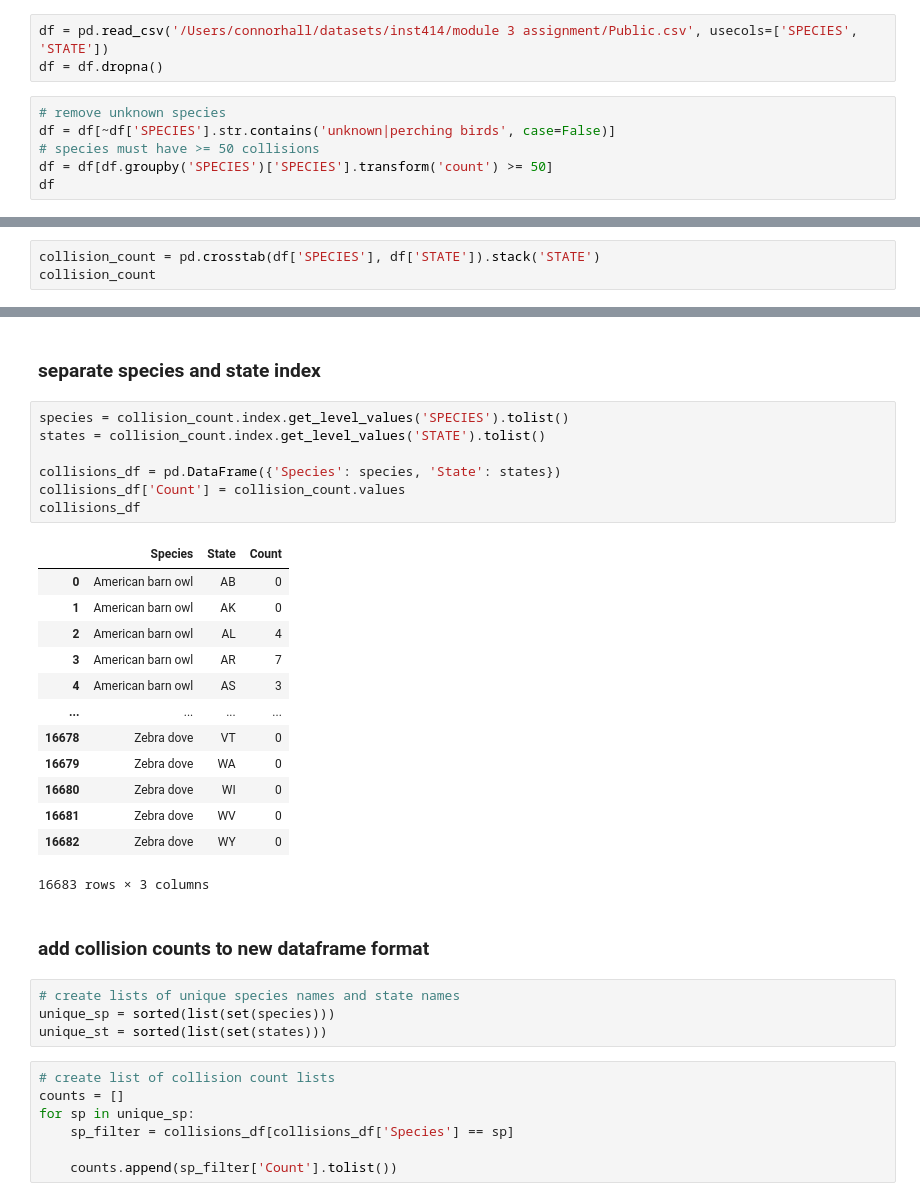
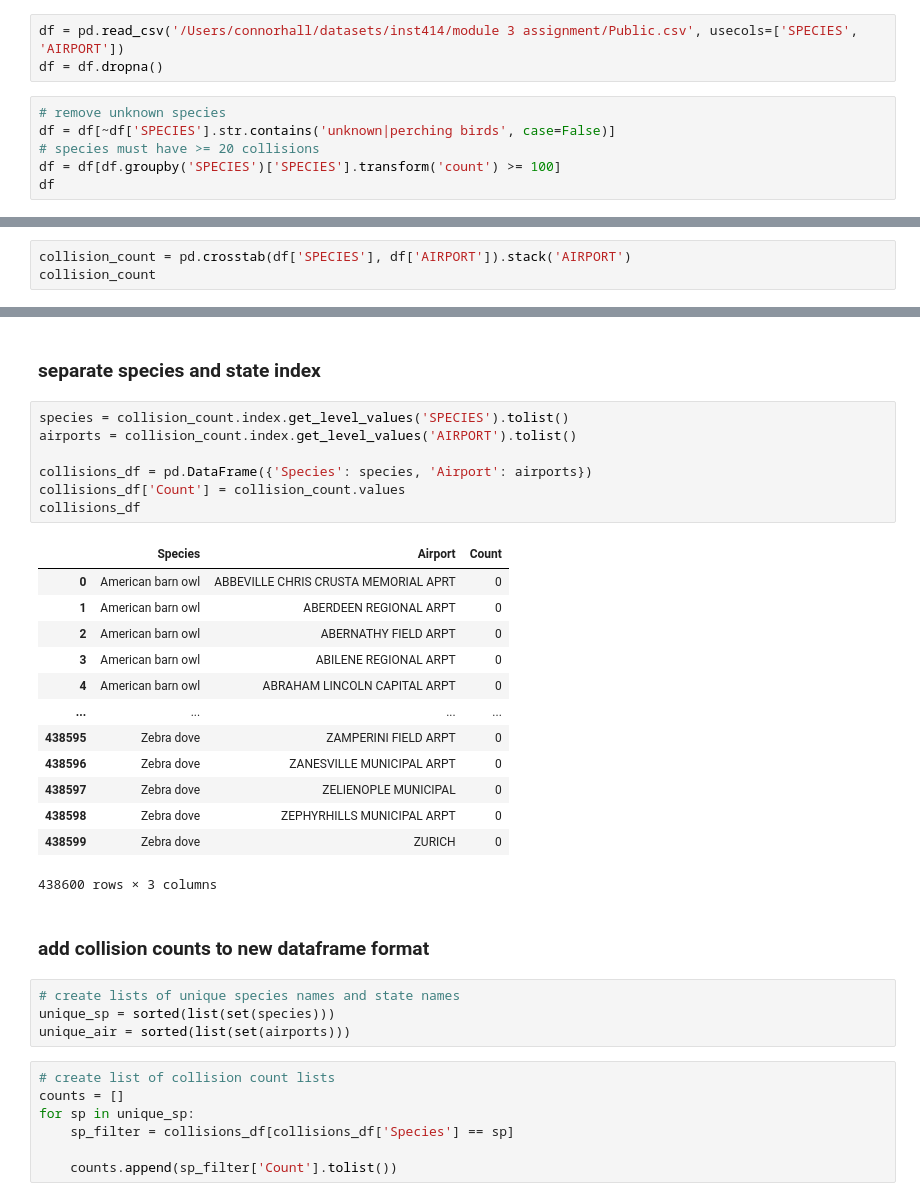
Before and after one commit to green-638/inst414_module3_assignment, a Jupyter notebook: assignment3.ipynb, the cells around one changed output, grey strips where cells are left out. Saved outputs shown, nothing was run; the diff lists cells and outputs as text.

```diff
--- a/assignment3.ipynb
+++ b/assignment3.ipynb
@@ -4,12 +4,12 @@ from sklearn.metrics import DistanceMetric
 # %% [markdown]
 # load data
 # %%
-df = pd.read_csv('/Users/connorhall/datasets/inst414/module 3 assignment/Public.csv', usecols=['SPECIES', 'STATE'])
+df = pd.read_csv('/Users/connorhall/datasets/inst414/module 3 assignment/Public.csv', usecols=['SPECIES', 'AIRPORT'])
 df = df.dropna()
 # %%
 # remove unknown species
 df = df[~df['SPECIES'].str.contains('unknown|perching birds', case=False)]
-# species must have >= 50 collisions
-df = df[df.groupby('SPECIES')['SPECIES'].transform('count') >= 50]
+# species must have >= 20 collisions
+df = df[df.groupby('SPECIES')['SPECIES'].transform('count') >= 100]
 df
 # %% [output]
@@ -33,6 +33,6 @@ len(df['SPECIES'].unique())
 # %% [markdown]
 # calculate collision counts
 # %%
-collision_count = pd.crosstab(df['SPECIES'], df['STATE']).stack('STATE')
+collision_count = pd.crosstab(df['SPECIES'], df['AIRPORT']).stack('AIRPORT')
 collision_count
 # %% [output]
@@ -53,31 +53,31 @@ Length: 16683, dtype: int64
 ### separate species and state index
 # %%
 species = collision_count.index.get_level_values('SPECIES').tolist()
-states = collision_count.index.get_level_values('STATE').tolist()
+airports = collision_count.index.get_level_values('AIRPORT').tolist()
 
-collisions_df = pd.DataFrame({'Species': species, 'State': states})
+collisions_df = pd.DataFrame({'Species': species, 'Airport': airports})
 collisions_df['Count'] = collision_count.values
 collisions_df
 # %% [output]
-|  | Species | State | Count |
-| 0 | American barn owl | AB | 0 |
-| 1 | American barn owl | AK | 0 |
-| 2 | American barn owl | AL | 4 |
-| 3 | American barn owl | AR | 7 |
-| 4 | American barn owl | AS | 3 |
+|  | Species | Airport | Count |
+| 0 | American barn owl | ABBEVILLE CHRIS CRUSTA MEMORIAL APRT | 0 |
+| 1 | American barn owl | ABERDEEN REGIONAL ARPT | 0 |
+| 2 | American barn owl | ABERNATHY FIELD ARPT | 0 |
+| 3 | American barn owl | ABILENE REGIONAL ARPT | 0 |
+| 4 | American barn owl | ABRAHAM LINCOLN CAPITAL ARPT | 0 |
 | ... | ... | ... | ... |
-| 16678 | Zebra dove | VT | 0 |
-| 16679 | Zebra dove | WA | 0 |
-| 16680 | Zebra dove | WI | 0 |
-| 16681 | Zebra dove | WV | 0 |
-| 16682 | Zebra dove | WY | 0 |
+| 438595 | Zebra dove | ZAMPERINI FIELD ARPT | 0 |
+| 438596 | Zebra dove | ZANESVILLE MUNICIPAL ARPT | 0 |
+| 438597 | Zebra dove | ZELIENOPLE MUNICIPAL | 0 |
+| 438598 | Zebra dove | ZEPHYRHILLS MUNICIPAL ARPT | 0 |
+| 438599 | Zebra dove | ZURICH | 0 |
-16683 rows × 3 columns
+438600 rows × 3 columns
 # %% [markdown]
 ### add collision counts to new dataframe format
 # %%
 # create lists of unique species names and state names
 unique_sp = sorted(list(set(species)))
-unique_st = sorted(list(set(states)))
+unique_air = sorted(list(set(airports)))
 # %%
 # create list of collision count lists
 counts = []
```
Also changed, not shown: parts of 12 cells of this notebook.
